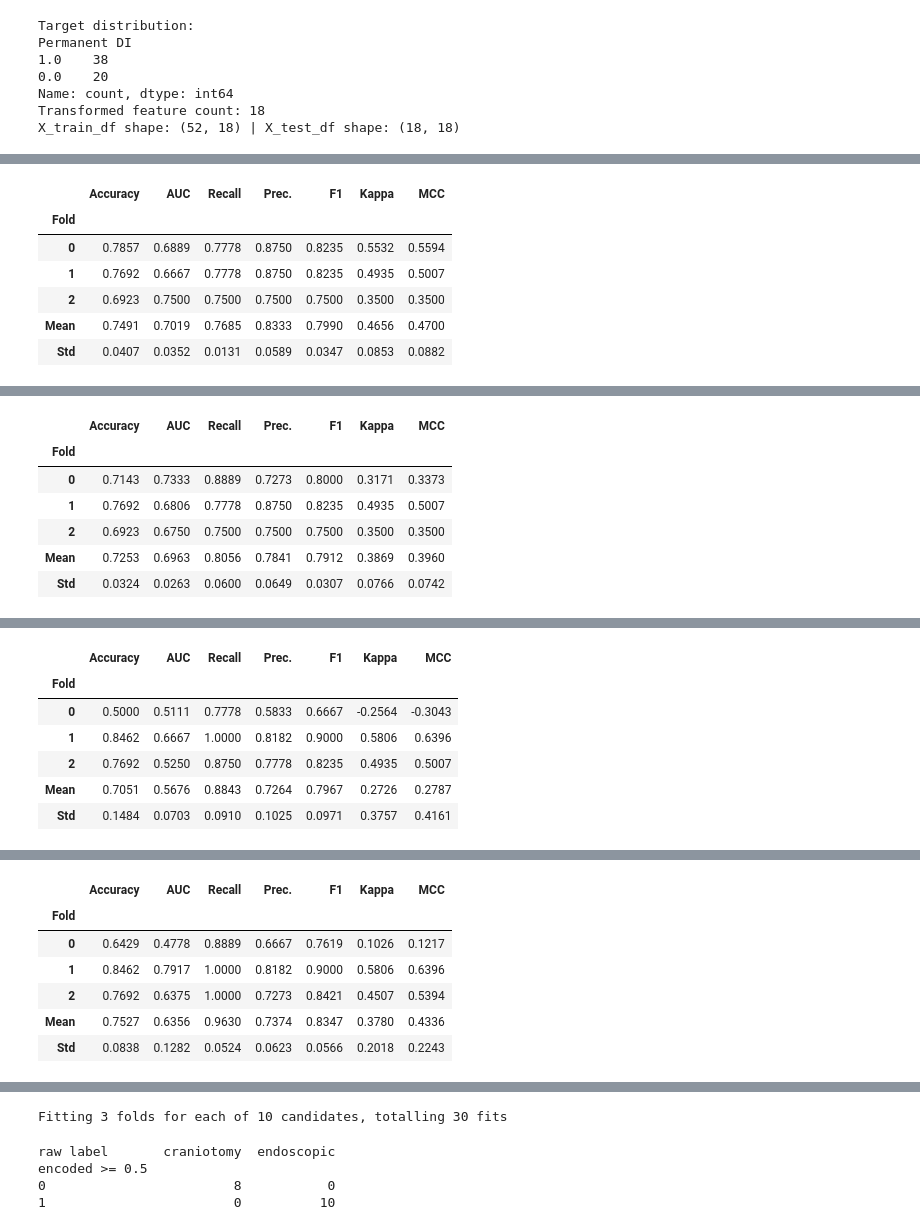
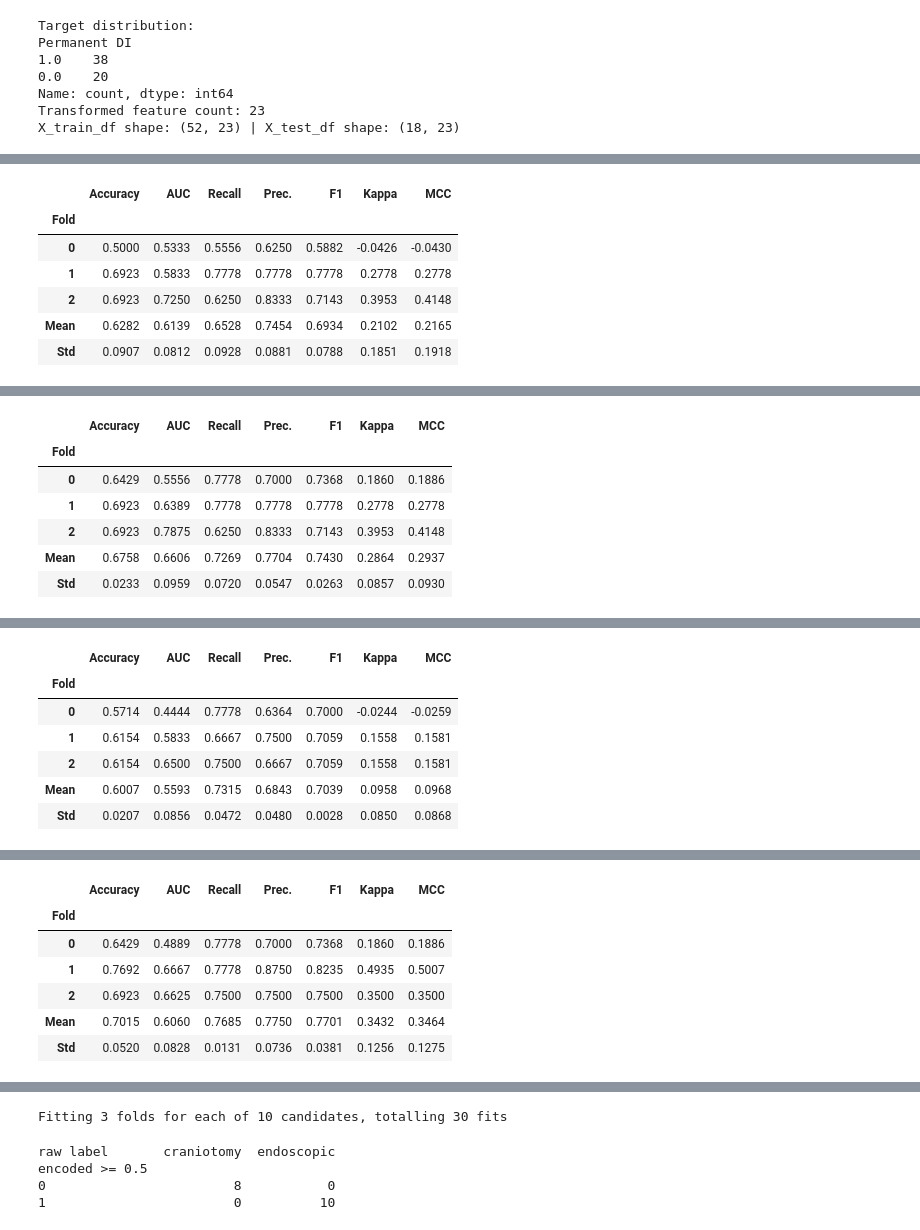
Before and after one commit to shrinitbabel/craniopharyngioma, a Jupyter notebook: Explainable.ipynb, the cells around one changed output, grey strips where cells are left out. Cells and saved outputs as stored; diff of their text form; code cells hidden in the pictures.

```diff
--- a/Explainable.ipynb
+++ b/Explainable.ipynb
@@ -25,7 +48,7 @@ preop_basic = [
     "Pre-op hydrocephalus (y/n)", "Pre-op intacranial pressure symptoms",
     "Pre-op headache", "Pre-op endocrine changes (y/n)",
     "Pre-op panhypopit (y/n) - define number of hormone axes that are non-functional",
-    "Intraventricular extension"
+    "Intraventricular extension", "BRAF+", "Solid, cystic, mixed", "Tumor (Adamantinomatous, papillary)"
 ]
 
 target_col = "Permanent DI"
@@ -119,59 +142,59 @@ def extract_linear_base_from_calibrator(cal_model):
         if hasattr(cc0, "base_estimator"):
             return cc0.base_estimator
 
     # 2) If using prefit=True style, estimator may exist
     if hasattr(cal_model, "estimator") and cal_model.estimator is not None:
         return cal_model.estimator
 
     # 3) Fallback: you can always just explain the *uncalibrated* ridge you created above
     # (SHAP explains the linear decision function; calibration is a monotonic transform)
     return ridge  # <-- the uncalibrated Ridge you created earlier
 
 
 lin_base = extract_linear_base_from_calibrator(ridge_cal)
 # %% [output]
 Target distribution:
 Permanent DI
 1.0    38
 0.0    20
 Name: count, dtype: int64
-Transformed feature count: 18
-X_train_df shape: (52, 18) | X_test_df shape: (18, 18)
+Transformed feature count: 23
+X_train_df shape: (52, 23) | X_test_df shape: (18, 23)
 [interactive output not drawn]
 |  | Accuracy | AUC | Recall | Prec. | F1 | Kappa | MCC |
 | Fold |  |  |  |  |  |  |  |
-| 0 | 0.7857 | 0.6889 | 0.7778 | 0.8750 | 0.8235 | 0.5532 | 0.5594 |
-| 1 | 0.7692 | 0.6667 | 0.7778 | 0.8750 | 0.8235 | 0.4935 | 0.5007 |
-| 2 | 0.6923 | 0.7500 | 0.7500 | 0.7500 | 0.7500 | 0.3500 | 0.3500 |
-| Mean | 0.7491 | 0.7019 | 0.7685 | 0.8333 | 0.7990 | 0.4656 | 0.4700 |
-| Std | 0.0407 | 0.0352 | 0.0131 | 0.0589 | 0.0347 | 0.0853 | 0.0882 |
+| 0 | 0.5000 | 0.5333 | 0.5556 | 0.6250 | 0.5882 | -0.0426 | -0.0430 |
+| 1 | 0.6923 | 0.5833 | 0.7778 | 0.7778 | 0.7778 | 0.2778 | 0.2778 |
+| 2 | 0.6923 | 0.7250 | 0.6250 | 0.8333 | 0.7143 | 0.3953 | 0.4148 |
+| Mean | 0.6282 | 0.6139 | 0.6528 | 0.7454 | 0.6934 | 0.2102 | 0.2165 |
+| Std | 0.0907 | 0.0812 | 0.0928 | 0.0881 | 0.0788 | 0.1851 | 0.1918 |
 [interactive output not drawn]
 [interactive output not drawn]
 |  | Accuracy | AUC | Recall | Prec. | F1 | Kappa | MCC |
 | Fold |  |  |  |  |  |  |  |
-| 0 | 0.7143 | 0.7333 | 0.8889 | 0.7273 | 0.8000 | 0.3171 | 0.3373 |
-| 1 | 0.7692 | 0.6806 | 0.7778 | 0.8750 | 0.8235 | 0.4935 | 0.5007 |
-| 2 | 0.6923 | 0.6750 | 0.7500 | 0.7500 | 0.7500 | 0.3500 | 0.3500 |
-| Mean | 0.7253 | 0.6963 | 0.8056 | 0.7841 | 0.7912 | 0.3869 | 0.3960 |
-| Std | 0.0324 | 0.0263 | 0.0600 | 0.0649 | 0.0307 | 0.0766 | 0.0742 |
+| 0 | 0.6429 | 0.5556 | 0.7778 | 0.7000 | 0.7368 | 0.1860 | 0.1886 |
+| 1 | 0.6923 | 0.6389 | 0.7778 | 0.7778 | 0.7778 | 0.2778 | 0.2778 |
+| 2 | 0.6923 | 0.7875 | 0.6250 | 0.8333 | 0.7143 | 0.3953 | 0.4148 |
+| Mean | 0.6758 | 0.6606 | 0.7269 | 0.7704 | 0.7430 | 0.2864 | 0.2937 |
+| Std | 0.0233 | 0.0959 | 0.0720 | 0.0547 | 0.0263 | 0.0857 | 0.0930 |
 [interactive output not drawn]
 [interactive output not drawn]
 |  | Accuracy | AUC | Recall | Prec. | F1 | Kappa | MCC |
 | Fold |  |  |  |  |  |  |  |
-| 0 | 0.5000 | 0.5111 | 0.7778 | 0.5833 | 0.6667 | -0.2564 | -0.3043 |
-| 1 | 0.8462 | 0.6667 | 1.0000 | 0.8182 | 0.9000 | 0.5806 | 0.6396 |
-| 2 | 0.7692 | 0.5250 | 0.8750 | 0.7778 | 0.8235 | 0.4935 | 0.5007 |
-| Mean | 0.7051 | 0.5676 | 0.8843 | 0.7264 | 0.7967 | 0.2726 | 0.2787 |
-| Std | 0.1484 | 0.0703 | 0.0910 | 0.1025 | 0.0971 | 0.3757 | 0.4161 |
+| 0 | 0.5714 | 0.4444 | 0.7778 | 0.6364 | 0.7000 | -0.0244 | -0.0259 |
+| 1 | 0.6154 | 0.5833 | 0.6667 | 0.7500 | 0.7059 | 0.1558 | 0.1581 |
+| 2 | 0.6154 | 0.6500 | 0.7500 | 0.6667 | 0.7059 | 0.1558 | 0.1581 |
+| Mean | 0.6007 | 0.5593 | 0.7315 | 0.6843 | 0.7039 | 0.0958 | 0.0968 |
+| Std | 0.0207 | 0.0856 | 0.0472 | 0.0480 | 0.0028 | 0.0850 | 0.0868 |
 [interactive output not drawn]
 [interactive output not drawn]
 |  | Accuracy | AUC | Recall | Prec. | F1 | Kappa | MCC |
 | Fold |  |  |  |  |  |  |  |
-| 0 | 0.6429 | 0.4778 | 0.8889 | 0.6667 | 0.7619 | 0.1026 | 0.1217 |
-| 1 | 0.8462 | 0.7917 | 1.0000 | 0.8182 | 0.9000 | 0.5806 | 0.6396 |
-| 2 | 0.7692 | 0.6375 | 1.0000 | 0.7273 | 0.8421 | 0.4507 | 0.5394 |
-| Mean | 0.7527 | 0.6356 | 0.9630 | 0.7374 | 0.8347 | 0.3780 | 0.4336 |
-| Std | 0.0838 | 0.1282 | 0.0524 | 0.0623 | 0.0566 | 0.2018 | 0.2243 |
+| 0 | 0.6429 | 0.4889 | 0.7778 | 0.7000 | 0.7368 | 0.1860 | 0.1886 |
+| 1 | 0.7692 | 0.6667 | 0.7778 | 0.8750 | 0.8235 | 0.4935 | 0.5007 |
+| 2 | 0.6923 | 0.6625 | 0.7500 | 0.7500 | 0.7500 | 0.3500 | 0.3500 |
+| Mean | 0.7015 | 0.6060 | 0.7685 | 0.7750 | 0.7701 | 0.3432 | 0.3464 |
+| Std | 0.0520 | 0.0828 | 0.0131 | 0.0736 | 0.0381 | 0.1256 | 0.1275 |
 [interactive output not drawn]
 Fitting 3 folds for each of 10 candidates, totalling 30 fits
 # %%
```
Also changed, not shown: parts of 5 cells of this notebook, 21 other files.
